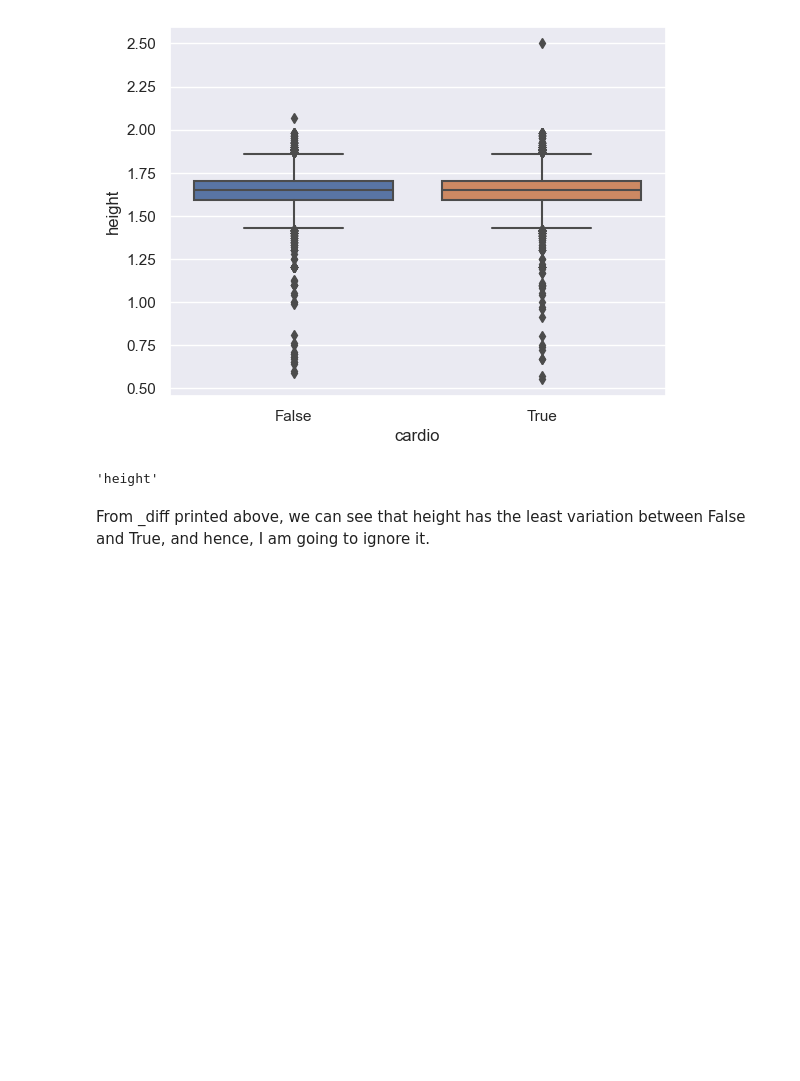
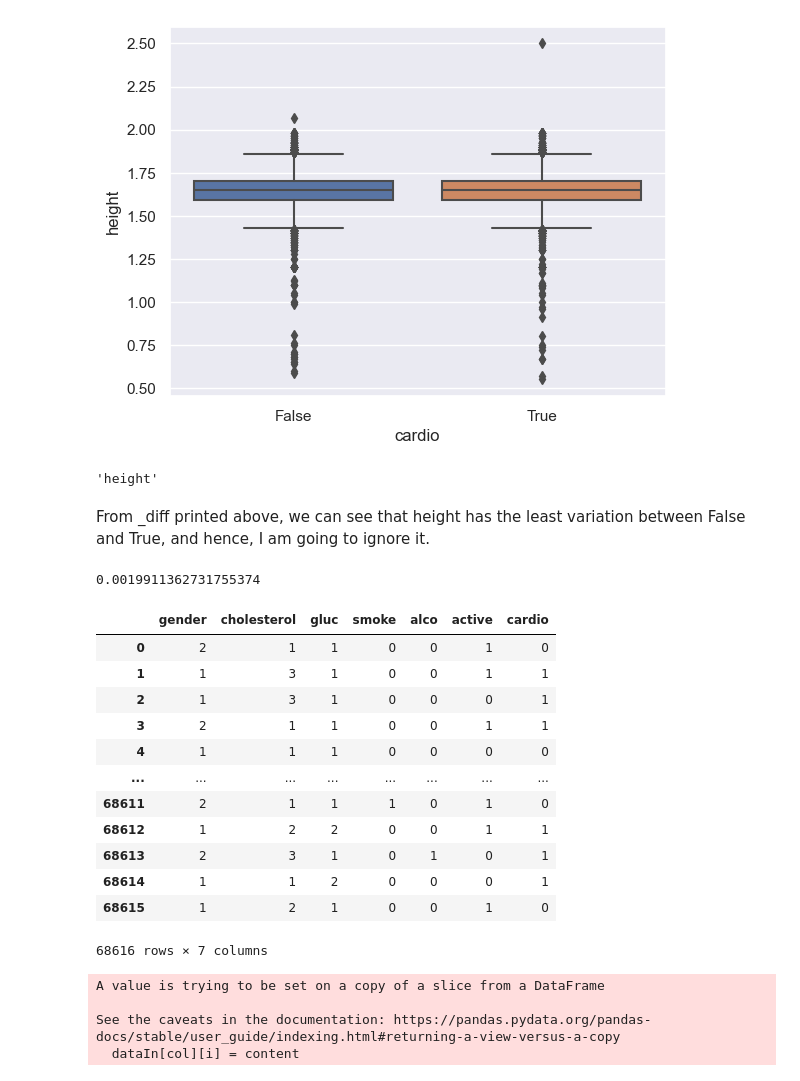
Before and after one commit to Ansh007898/Purojekt, a Jupyter notebook: Main/second_main.ipynb, the cells around one changed output. Cells and saved outputs as stored; diff of their text form; code cells hidden in the pictures; blank space fills up the shorter version.

```diff
--- a/Extra dataset/second_main.ipynb
+++ b/Main/second_main.ipynb
@@ -552,3 +587,66 @@ min(_diff, key = _diff.get)
 # %% [markdown]
 From _diff printed above, we can see that height has the least variation between False and True, and hence, I am going
 to ignore it.
+# %%
+import math
+c = 2.99792458*10E8
+h = 6.62607015*10E-34
+k = 1.380649*10E-23
+def plancklaw(wavelength, temp):
+    d0 = wavelength ** 5
+    d1 = 2 * math.pi * h * c ** 2
+    d2 = h * c / k
+    d3 = 1 / (wavelength * temp)
+    return d1 / d0 * 1 / (math.exp(d2 * d3) - 1)
+def plancklawf(temp):
+    return plancklaw(500 * 10E-5, temp)
+sum_of([11, 423, 113, 81, 35, 2290, 43, 800, 1002], plancklawf)
+# %% [output]
+0.0019911362731755374
+# %%
+#filter out categoricals(properly this time, since we use the original data, we do not need the numericals.)
+z0 = removeErroredNumericals(
+    360, #inclusive.
+    0, #inclusive.
+    100,
+    ['ap_hi', 'ap_lo'],
+    data.copy(),
+    lambda s : s[0] < s[1], #this, under normal numbers, should be false.
+    lambda s, t : s[0] - s[1] > t #this, in range, should be false.
+)
+catthresh = 3
+#for each series in the z0.
+serieshldr = []
+for series in z0:
+    max_out = z0[series].max()
+    if max_out <= 3:
+        serieshldr.append(series)
+data_catFullUnchanged = pd.DataFrame(z0[serieshldr])
+#check.
+data_catFullUnchanged
+# %% [output]
+|  | gender | cholesterol | gluc | smoke | alco | active | cardio |
+| 0 | 2 | 1 | 1 | 0 | 0 | 1 | 0 |
+| 1 | 1 | 3 | 1 | 0 | 0 | 1 | 1 |
+| 2 | 1 | 3 | 1 | 0 | 0 | 0 | 1 |
+| 3 | 2 | 1 | 1 | 0 | 0 | 1 | 1 |
+| 4 | 1 | 1 | 1 | 0 | 0 | 0 | 0 |
+| ... | ... | ... | ... | ... | ... | ... | ... |
+| 68611 | 2 | 1 | 1 | 1 | 0 | 1 | 0 |
+| 68612 | 1 | 2 | 2 | 0 | 0 | 1 | 1 |
+| 68613 | 2 | 3 | 1 | 0 | 1 | 0 | 1 |
+| 68614 | 1 | 1 | 2 | 0 | 0 | 0 | 1 |
+| 68615 | 1 | 2 | 1 | 0 | 0 | 1 | 0 |
+68616 rows × 7 columns
+# %%
+#Then convert gender to actual gender
+mapdat(data_catFullUnchanged, ['gender'], map_from = [1, 2], map_to = ["Female", "Male"])
+#Convert 1, 2, 3 to normal, above normal and well above normal.
+mapdat(data_catFullUnchanged, ['cholesterol', 'gluc'], map_from = [1, 2, 3], map_to = ["Norm", "AbvNorm", "WellAbvNorm"])
+#binary conversion
+data_catFullUnchanged = convertToBin(binForm, data_catFullUnchanged)
+# %% [output]
+A value is trying to be set on a copy of a slice from a DataFrame
+
+See the caveats in the documentation: https://pandas.pydata.org/pandas-docs/stable/user_guide/indexing.html#returning-a-view-versus-a-copy
+  dataIn[col][i] = content
```
Also changed, not shown: parts of 15 cells of this notebook, 17 other files.
